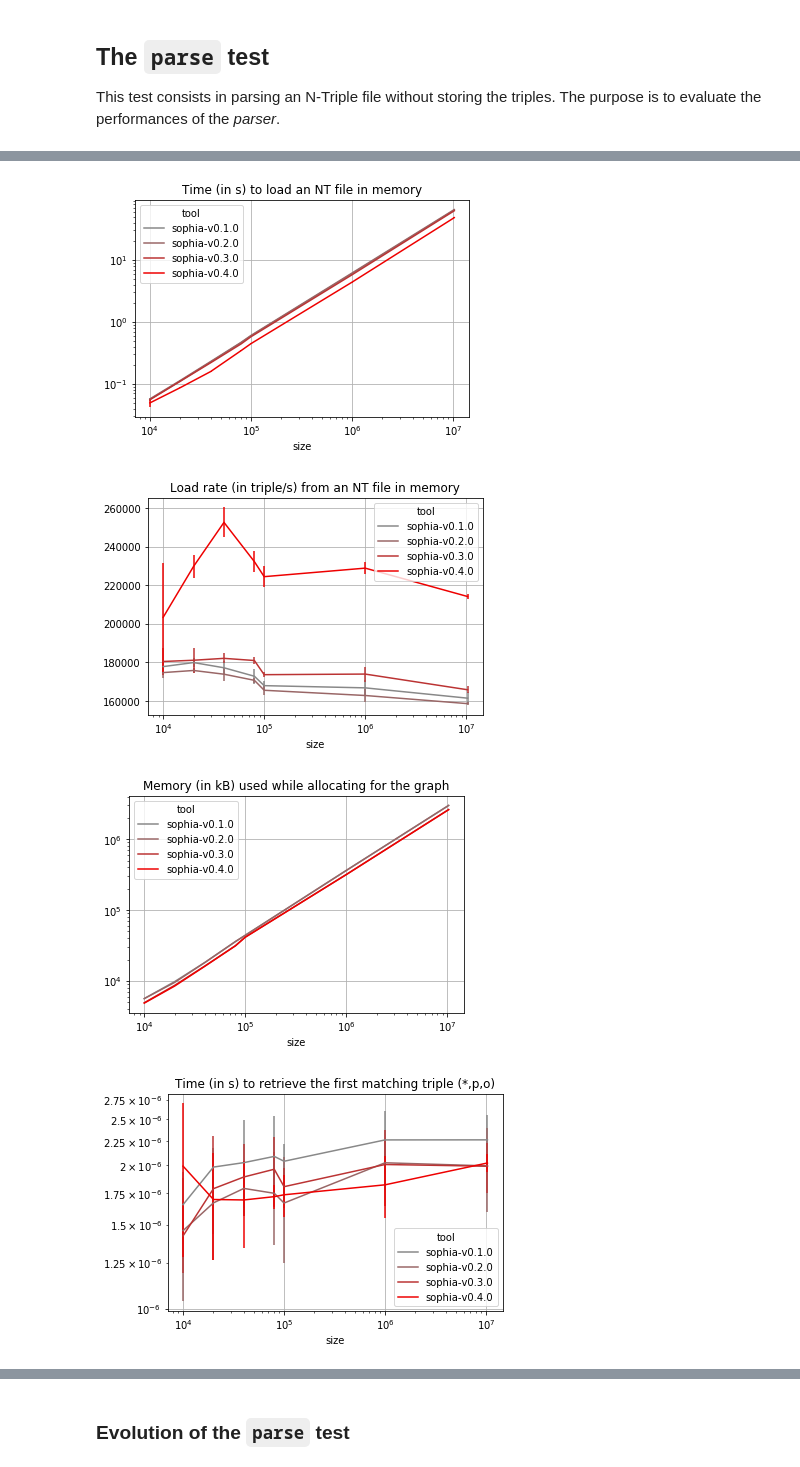
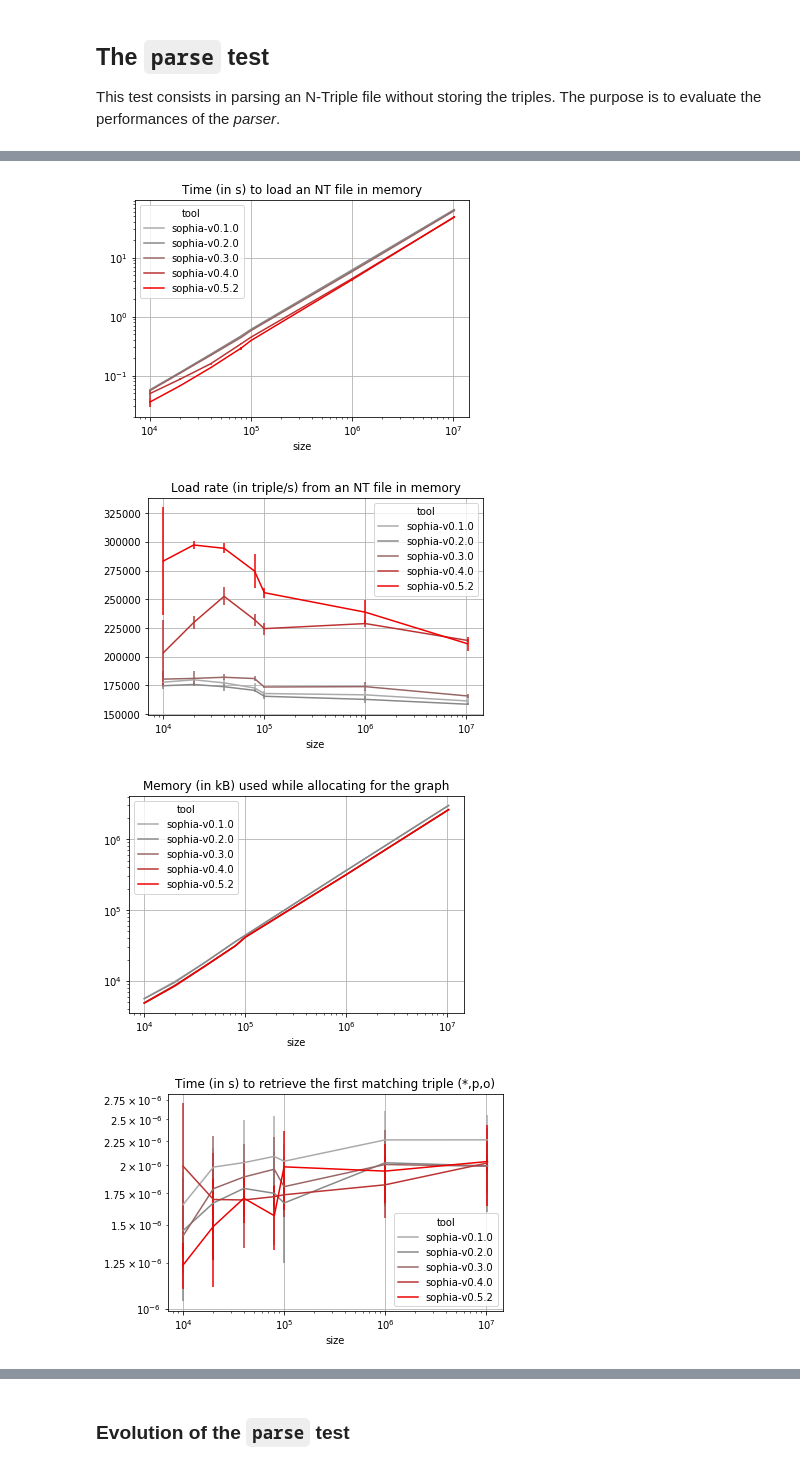
Before and after one commit to pchampin/sophia_benchmark, a Jupyter notebook: benchmark_results.ipynb, the cells around one changed output, grey strips where cells are left out. Cells and saved outputs as stored; diff of their text form; code cells hidden in the pictures.

```diff
--- a/benchmark_results.ipynb
+++ b/benchmark_results.ipynb
@@ -64,15 +65,17 @@ The following graphs compare different versions of Sophia:
 
 ### Evolution of the `query` test
 # %%
-VERSIONS = [
-   "sophia-v0.1.0",
-   "sophia-v0.2.0",
-   "sophia-v0.3.0",
-   "sophia-v0.4.0",
-]
-plot_query_stats(load_data("query", *VERSIONS))
+VERSIONS = {
+    "sophia-v0.1.0": "#AAAAAA",
+    "sophia-v0.2.0": "#888888",
+    "sophia-v0.3.0": "#996666",
+    "sophia-v0.4.0": "#BB3333",
+    "sophia-v0.5.2": "#EE0000",
+}
+
+plot_query_stats(load_data("query", *VERSIONS), color_key=VERSIONS)
 # %% [output]
-[figure, old version]
+[figure, new version]
-[figure, old version]
+[figure, new version]
-[figure, old version]
+[figure, new version]
-[figure, old version]
+[figure, new version]
```
Also changed, not shown: parts of 7 cells of this notebook, 8 other files.
